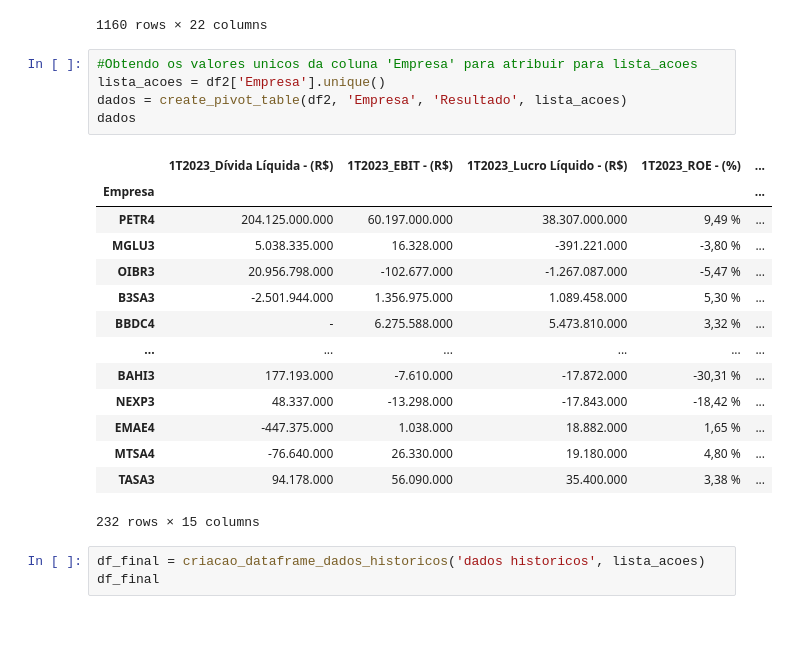
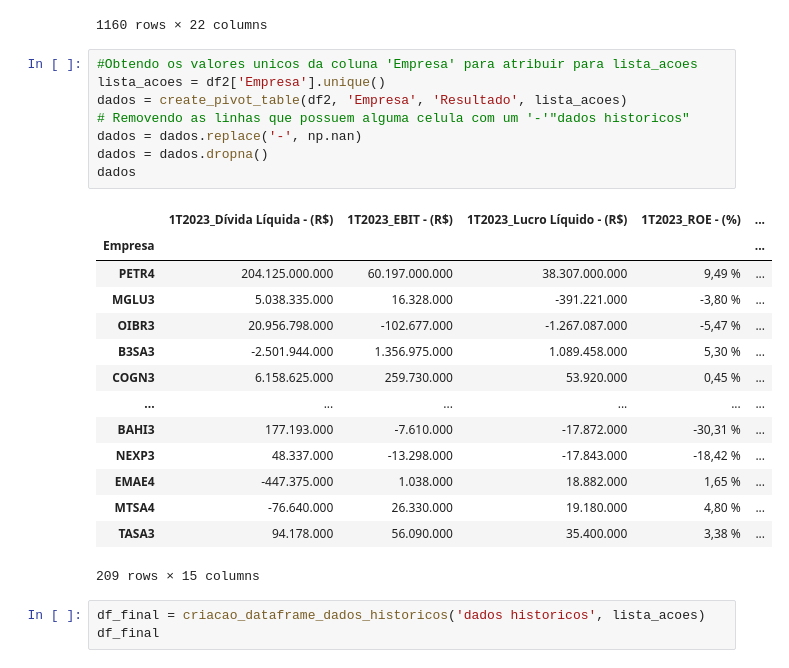
Before and after one commit to HodricVieira/Reconhecimento-de-digitos-ML-2023.2, a Jupyter notebook: Projeto 2/criacao_primeiro_csv.ipynb, the cells around one changed output. Drawn from its saved outputs; the diff is of its cells as text; blank space fills up the shorter version.

Commit message:
removi as linhas que possuaim apenas um -

```diff
--- a/Projeto 2/criacao_primeiro_csv.ipynb
+++ b/Projeto 2/criacao_primeiro_csv.ipynb
@@ -231,23 +231,26 @@ df2
 # %%
 #Obtendo os valores unicos da coluna 'Empresa' para atribuir para lista_acoes
 lista_acoes = df2['Empresa'].unique()
 dados = create_pivot_table(df2, 'Empresa', 'Resultado', lista_acoes)
+# Removendo as linhas que possuem alguma celula com um '-'"dados historicos"
+dados = dados.replace('-', np.nan)
+dados = dados.dropna()
 dados
 # %% [output]
 |  | 1T2023_Dívida Líquida - (R$) | 1T2023_EBIT - (R$) | 1T2023_Lucro Líquido - (R$) | 1T2023_ROE - (%) | ... |
 | Empresa |  |  |  |  | ... |
 | PETR4 | 204.125.000.000 | 60.197.000.000 | 38.307.000.000 | 9,49 % | ... |
 | MGLU3 | 5.038.335.000 | 16.328.000 | -391.221.000 | -3,80 % | ... |
 | OIBR3 | 20.956.798.000 | -102.677.000 | -1.267.087.000 | -5,47 % | ... |
 | B3SA3 | -2.501.944.000 | 1.356.975.000 | 1.089.458.000 | 5,30 % | ... |
-| BBDC4 | - | 6.275.588.000 | 5.473.810.000 | 3,32 % | ... |
+| COGN3 | 6.158.625.000 | 259.730.000 | 53.920.000 | 0,45 % | ... |
 | ... | ... | ... | ... | ... | ... |
 | BAHI3 | 177.193.000 | -7.610.000 | -17.872.000 | -30,31 % | ... |
 | NEXP3 | 48.337.000 | -13.298.000 | -17.843.000 | -18,42 % | ... |
 | EMAE4 | -447.375.000 | 1.038.000 | 18.882.000 | 1,65 % | ... |
 | MTSA4 | -76.640.000 | 26.330.000 | 19.180.000 | 4,80 % | ... |
 | TASA3 | 94.178.000 | 56.090.000 | 35.400.000 | 3,38 % | ... |
-232 rows × 15 columns
+209 rows × 15 columns
 # %%
 df_final = criacao_dataframe_dados_historicos('dados historicos', lista_acoes)
 df_final
```
